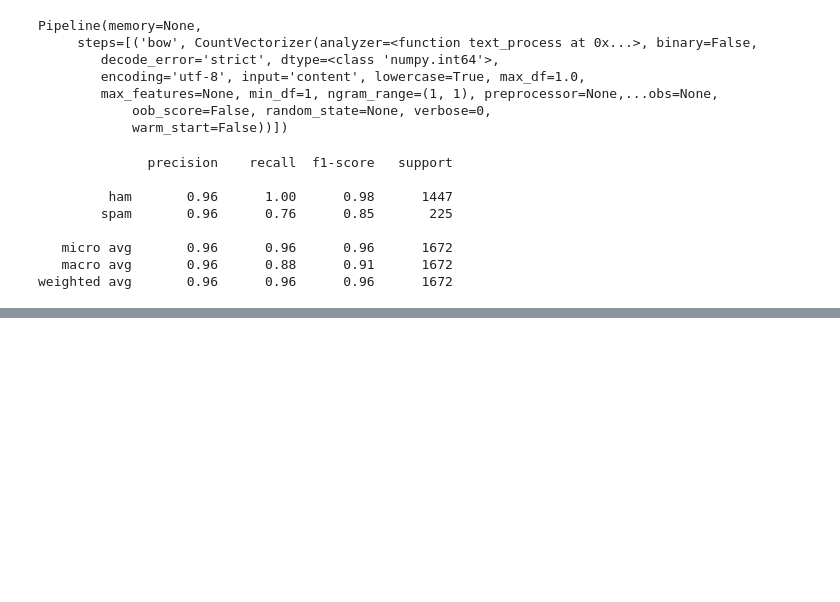
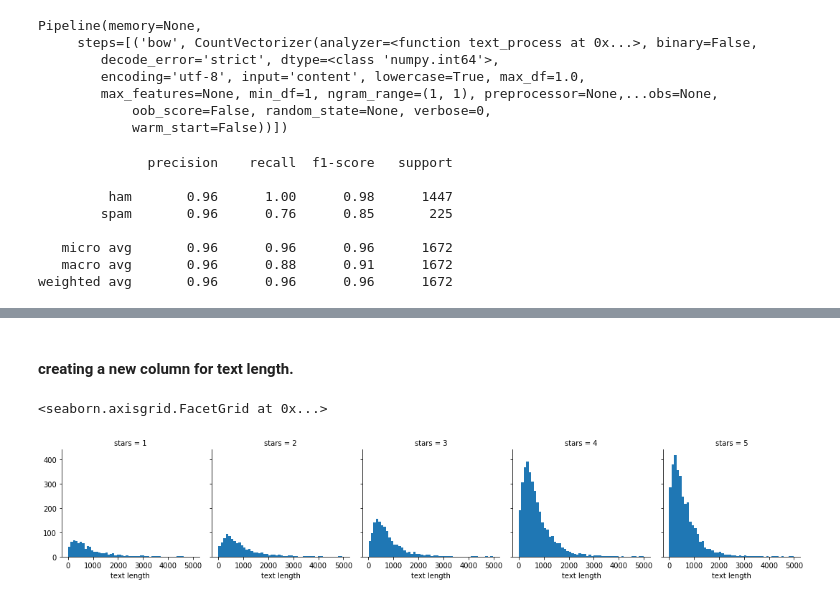
Before and after one commit to jee123/NLP, a Jupyter notebook: SpamHamNotebook.ipynb, the cells around one changed output, grey strips where cells are left out. Saved outputs shown, nothing was run; the diff lists cells and outputs as text; code cells hidden in the pictures; blank space fills up the shorter version.

Commit message:
yelp review classification added.

```diff
--- a/SpamHamNotebook.ipynb
+++ b/SpamHamNotebook.ipynb
@@ -296,0 +306,3 @@ weighted avg       0.96      0.96      0.96      1672
+# %%
+yelp = pd.read_csv('/Users/tjee/Downloads/Refactored_Py_DS_ML_Bootcamp-master/20-Natural-Language-Processing/yelp.csv')
+yelp.head(2)
@@ -296,0 +343,10 @@ weighted avg       0.96      0.96      0.96      1672
+# %% [markdown]
+#### creating a new column for text length.
+# %%
+yelp['text length'] = yelp['text'].apply(len)
+# %%
+g = sns.FacetGrid(yelp, col='stars')
+g.map(plt.hist,'text length', bins=50)
+# %% [output]
+<seaborn.axisgrid.FacetGrid at 0x...>
+[figure, added]
```
Also changed, not shown: parts of 13 cells of this notebook.
